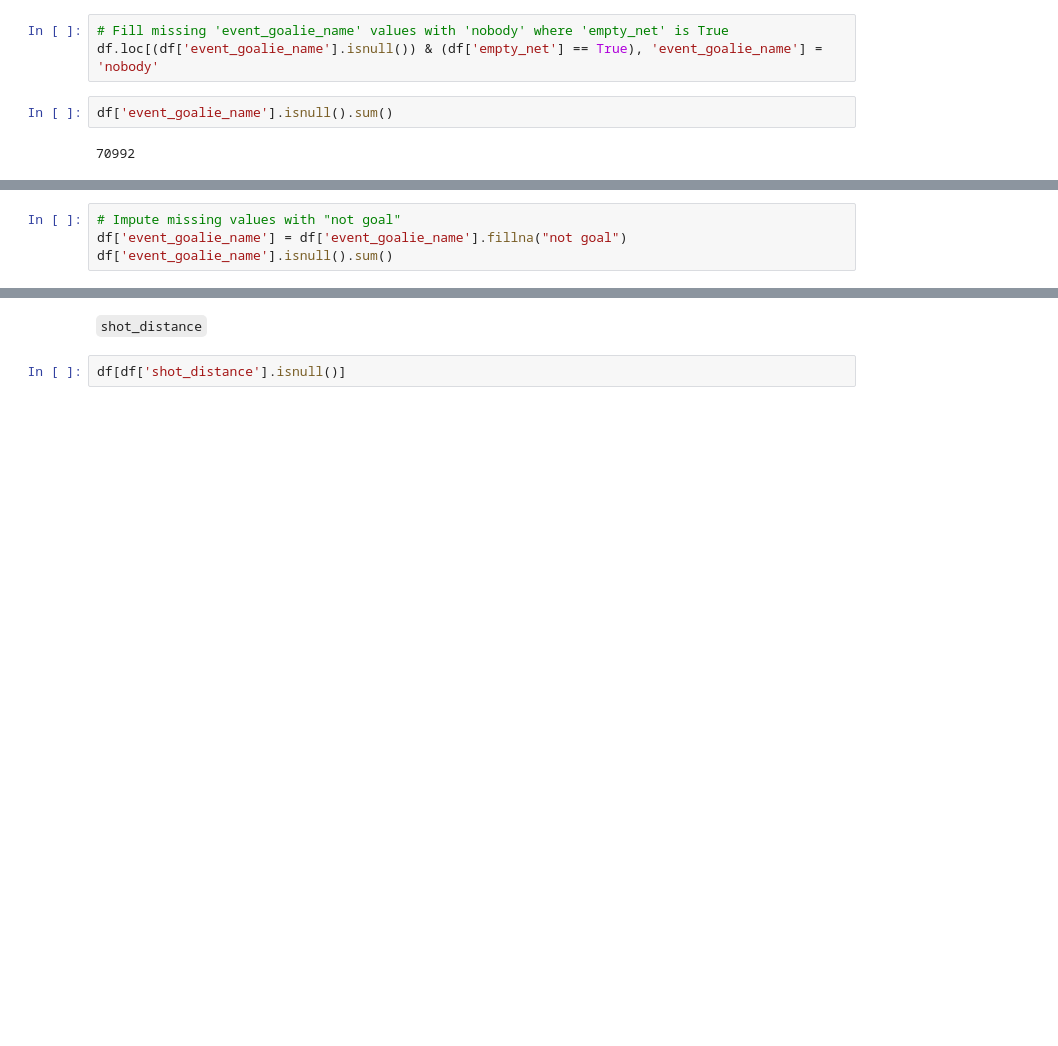
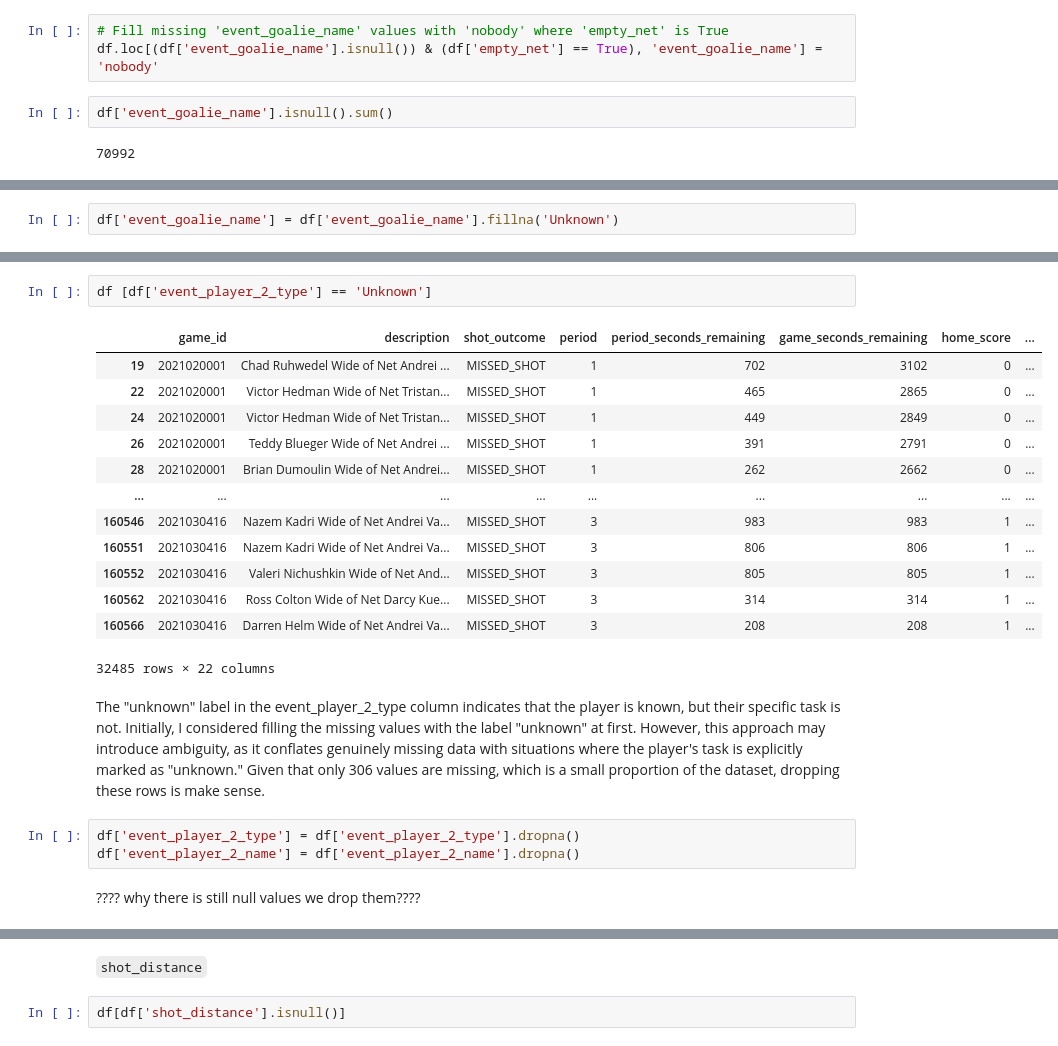
Before and after one commit to nursahhhh/AIN311CourseProject, a Jupyter notebook: AIN311_Project.ipynb, the cells around one changed output, grey strips where cells are left out. Drawn from its saved outputs; the diff is of its cells as text; blank space fills up the shorter version.

```diff
--- a/AIN311_Project.ipynb
+++ b/AIN311_Project.ipynb
@@ -174,4 +356,0 @@ df['event_goalie_name'].isnull().sum()
-# %%
-# Impute missing values with "not goal"
-df['event_goalie_name'] = df['event_goalie_name'].fillna("not goal")
-df['event_goalie_name'].isnull().sum()
@@ -181,0 +357,2 @@ df['event_goalie_name'].isnull().sum()
+# %%
+df['event_goalie_name'] = df['event_goalie_name'].fillna('Unknown')
@@ -197,0 +399,24 @@ df[df['event_player_2_name'].isnull()]
+# %%
+df [df['event_player_2_type'] == 'Unknown']
+# %% [output]
+|  | game_id | description | shot_outcome | period | period_seconds_remaining | game_seconds_remaining | home_score | ... |
+| 19 | 2021020001 | Chad Ruhwedel Wide of Net Andrei ... | MISSED_SHOT | 1 | 702 | 3102 | 0 | ... |
+| 22 | 2021020001 | Victor Hedman Wide of Net Tristan... | MISSED_SHOT | 1 | 465 | 2865 | 0 | ... |
+| 24 | 2021020001 | Victor Hedman Wide of Net Tristan... | MISSED_SHOT | 1 | 449 | 2849 | 0 | ... |
+| 26 | 2021020001 | Teddy Blueger Wide of Net Andrei ... | MISSED_SHOT | 1 | 391 | 2791 | 0 | ... |
+| 28 | 2021020001 | Brian Dumoulin Wide of Net Andrei... | MISSED_SHOT | 1 | 262 | 2662 | 0 | ... |
+| ... | ... | ... | ... | ... | ... | ... | ... | ... |
+| 160546 | 2021030416 | Nazem Kadri Wide of Net Andrei Va... | MISSED_SHOT | 3 | 983 | 983 | 1 | ... |
+| 160551 | 2021030416 | Nazem Kadri Wide of Net Andrei Va... | MISSED_SHOT | 3 | 806 | 806 | 1 | ... |
+| 160552 | 2021030416 | Valeri Nichushkin Wide of Net And... | MISSED_SHOT | 3 | 805 | 805 | 1 | ... |
+| 160562 | 2021030416 | Ross Colton Wide of Net Darcy Kue... | MISSED_SHOT | 3 | 314 | 314 | 1 | ... |
+| 160566 | 2021030416 | Darren Helm Wide of Net Andrei Va... | MISSED_SHOT | 3 | 208 | 208 | 1 | ... |
+32485 rows × 22 columns
+# %% [markdown]
+The "unknown" label in the event_player_2_type column indicates that the player is known, but their specific task is not. Initially, I considered filling the missing values with the label "unknown" at first. However, this approach may introduce ambiguity, as it conflates genuinely missing data with situations where the player's task is explicitly marked as "unknown."
+Given that only 306 values are missing, which is a small proportion of the dataset, dropping these rows is make sense.
+# %%
+df['event_player_2_type'] = df['event_player_2_type'].dropna()
+df['event_player_2_name'] = df['event_player_2_name'].dropna()
+# %% [markdown]
+???? why there is still null values we drop them????
```
Also changed, not shown: parts of 43 cells of this notebook.
